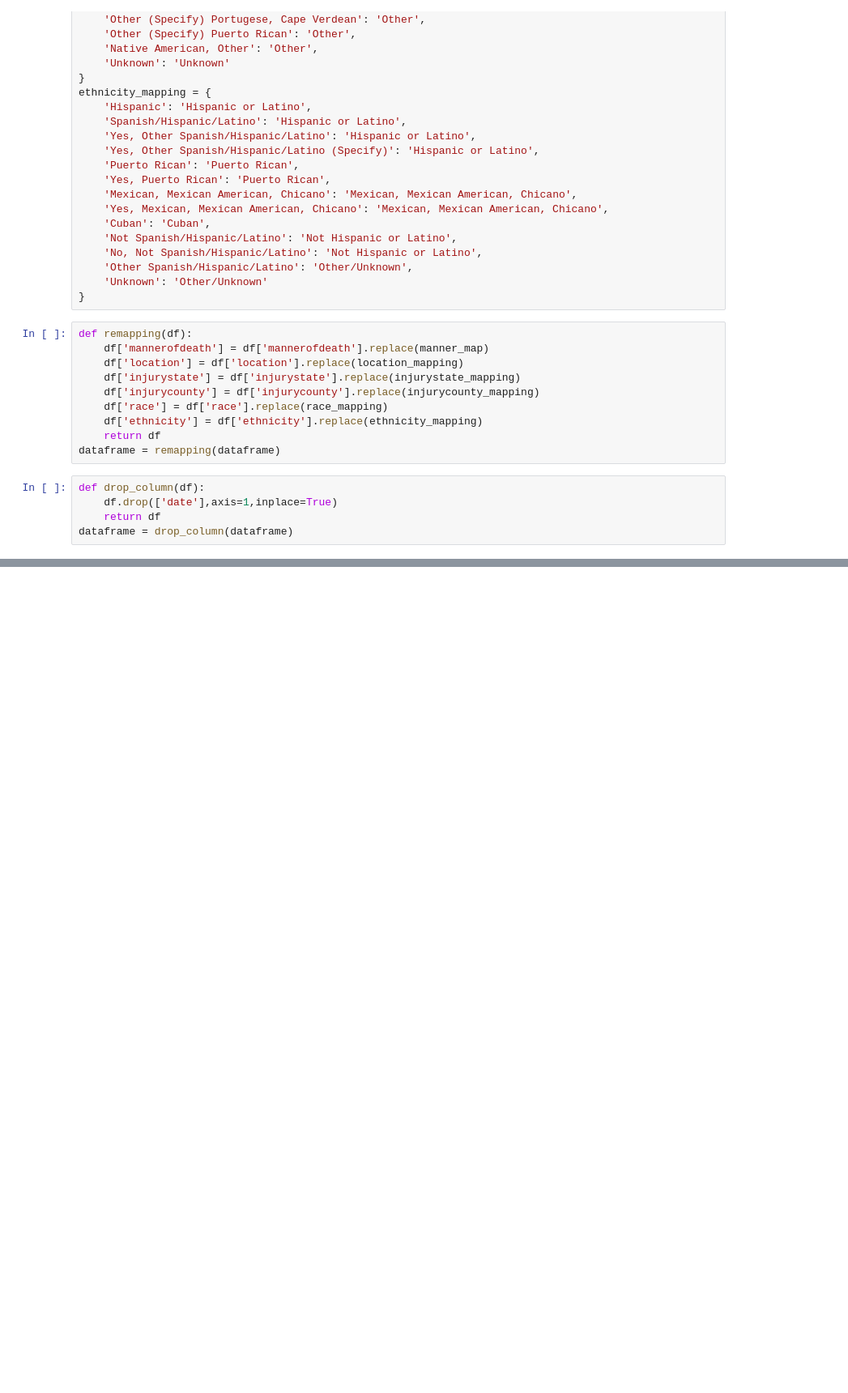
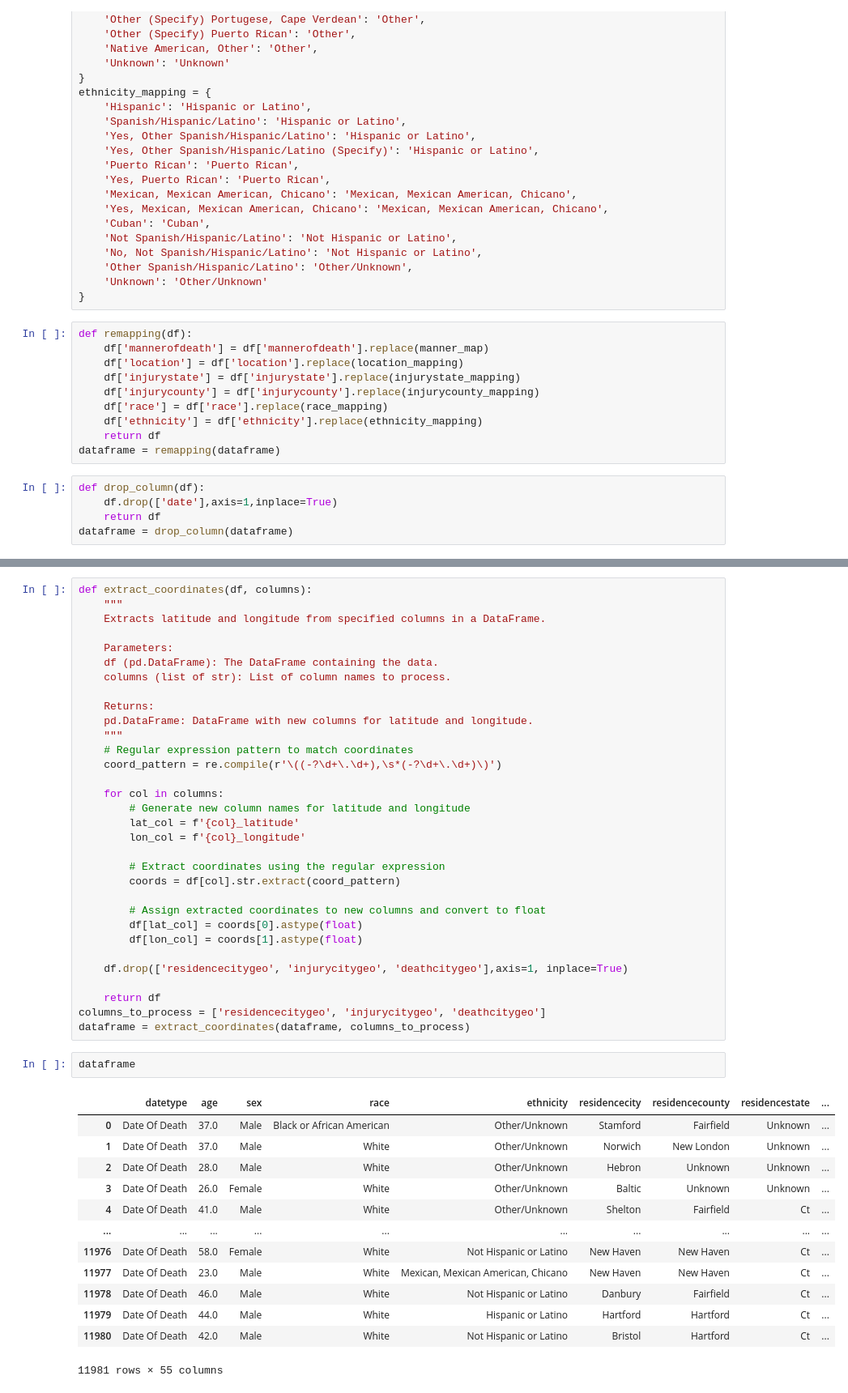
Before and after one commit to sam2800ml/drugs_analysis, a Jupyter notebook: notebooks/main.ipynb, the cells around one changed output, grey strips where cells are left out. Shown: that part at 81% size. Saved outputs shown, nothing was run; the diff lists cells and outputs as text; blank space fills up the shorter version.

```diff
--- a/notebooks/main.ipynb
+++ b/notebooks/main.ipynb
@@ -308,0 +323,48 @@ dataframe.to_csv('dataframe.csv', header=True, index=False)
+# %%
+def extract_coordinates(df, columns):
+    """
+    Extracts latitude and longitude from specified columns in a DataFrame.
+
+    Parameters:
+    df (pd.DataFrame): The DataFrame containing the data.
+    columns (list of str): List of column names to process.
+
+    Returns:
+    pd.DataFrame: DataFrame with new columns for latitude and longitude.
+    """
+    # Regular expression pattern to match coordinates
+    coord_pattern = re.compile(r'\((-?\d+\.\d+),\s*(-?\d+\.\d+)\)')
+
+    for col in columns:
+        # Generate new column names for latitude and longitude
+        lat_col = f'{col}_latitude'
+        lon_col = f'{col}_longitude'
+
+        # Extract coordinates using the regular expression
+        coords = df[col].str.extract(coord_pattern)
+
+        # Assign extracted coordinates to new columns and convert to float
+        df[lat_col] = coords[0].astype(float)
+        df[lon_col] = coords[1].astype(float)
+
+    df.drop(['residencecitygeo', 'injurycitygeo', 'deathcitygeo'],axis=1, inplace=True)
+
+    return df
+columns_to_process = ['residencecitygeo', 'injurycitygeo', 'deathcitygeo']
+dataframe = extract_coordinates(dataframe, columns_to_process)
+# %%
+dataframe
+# %% [output]
+|  | datetype | age | sex | race | ethnicity | residencecity | residencecounty | residencestate | ... |
+| 0 | Date Of Death | 37.0 | Male | Black or African American | Other/Unknown | Stamford | Fairfield | Unknown | ... |
+| 1 | Date Of Death | 37.0 | Male | White | Other/Unknown | Norwich | New London | Unknown | ... |
+| 2 | Date Of Death | 28.0 | Male | White | Other/Unknown | Hebron | Unknown | Unknown | ... |
+| 3 | Date Of Death | 26.0 | Female | White | Other/Unknown | Baltic | Unknown | Unknown | ... |
+| 4 | Date Of Death | 41.0 | Male | White | Other/Unknown | Shelton | Fairfield | Ct | ... |
+| ... | ... | ... | ... | ... | ... | ... | ... | ... | ... |
+| 11976 | Date Of Death | 58.0 | Female | White | Not Hispanic or Latino | New Haven | New Haven | Ct | ... |
+| 11977 | Date Of Death | 23.0 | Male | White | Mexican, Mexican American, Chicano | New Haven | New Haven | Ct | ... |
+| 11978 | Date Of Death | 46.0 | Male | White | Not Hispanic or Latino | Danbury | Fairfield | Ct | ... |
+| 11979 | Date Of Death | 44.0 | Male | White | Hispanic or Latino | Hartford | Hartford | Ct | ... |
+| 11980 | Date Of Death | 42.0 | Male | White | Not Hispanic or Latino | Bristol | Hartford | Ct | ... |
+11981 rows × 55 columns
```
Also changed, not shown: parts of 5 cells of this notebook, 19 other files.
